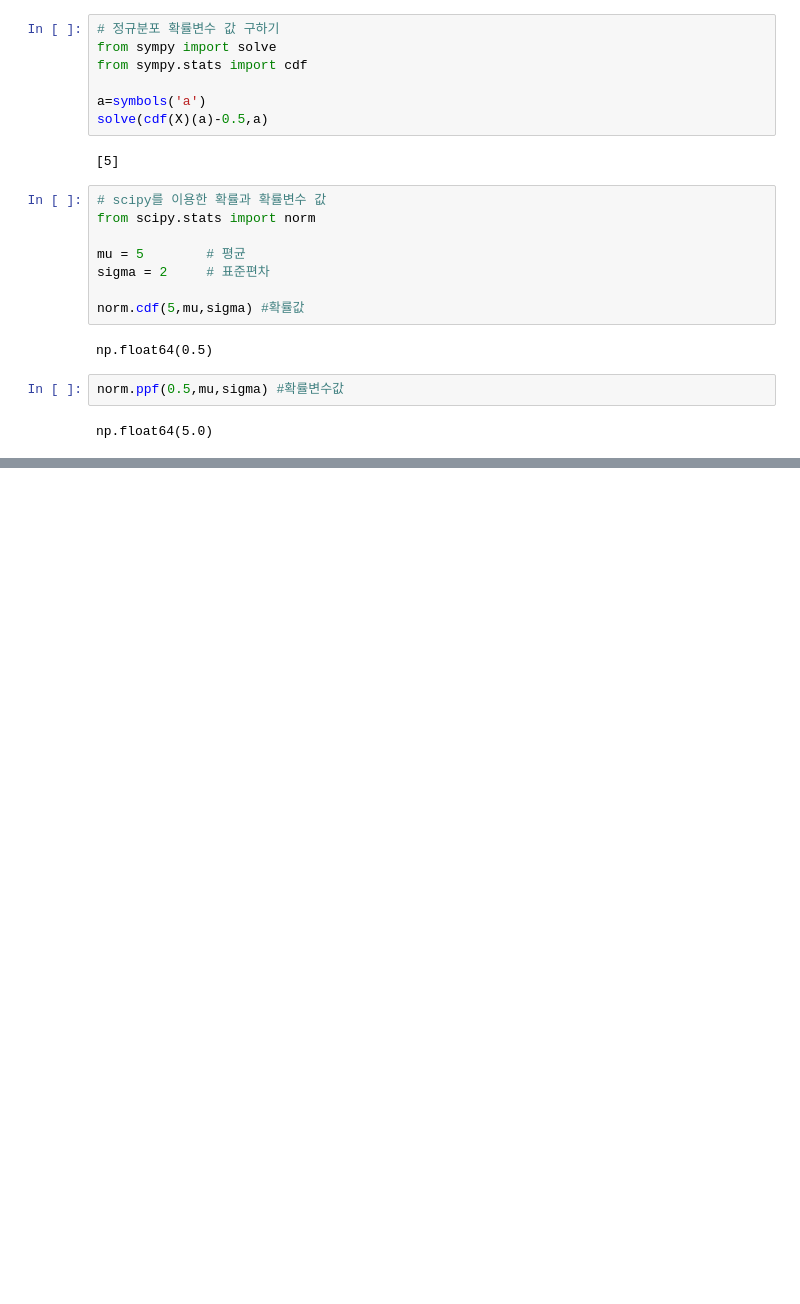
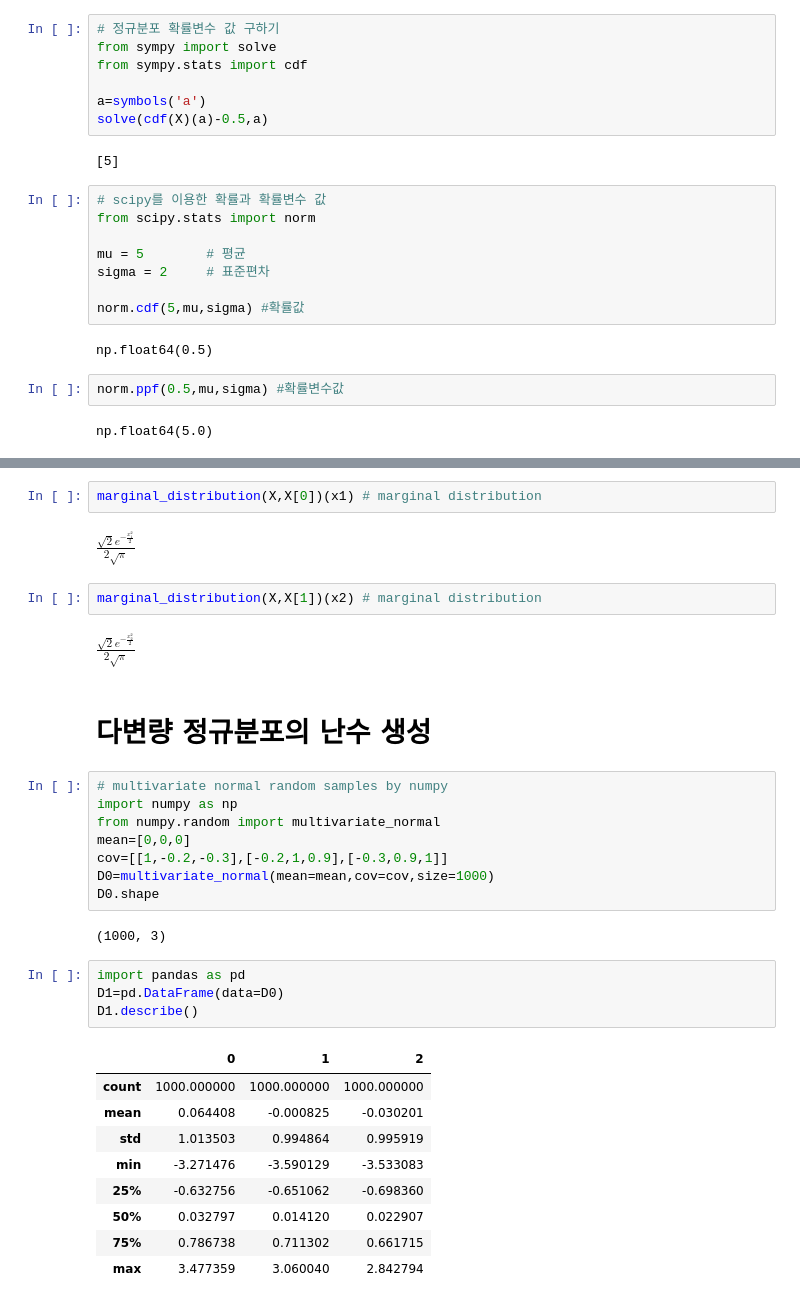
Before and after one commit to HST0077/HYOTC, a Jupyter notebook: 다변량정규분포.ipynb, the cells around one changed output, grey strips where cells are left out. Saved outputs shown, nothing was run; the diff lists cells and outputs as text; blank space fills up the shorter version.

```diff
--- a/다변량정규분포.ipynb
+++ b/다변량정규분포.ipynb
@@ -113,0 +136,34 @@ np.float64(5.0)
+# %%
+marginal_distribution(X,X[0])(x1) # marginal distribution
+# %% [output]
+$\displaystyle \frac{\sqrt{2} e^{- \frac{x_{1}^{2}}{2}}}{2 \sqrt{\pi}}$
+# %%
+marginal_distribution(X,X[1])(x2) # marginal distribution
+# %% [output]
+$\displaystyle \frac{\sqrt{2} e^{- \frac{x_{2}^{2}}{2}}}{2 \sqrt{\pi}}$
+# %% [markdown]
+# **다변량 정규분포의 난수 생성**
+# %%
+# multivariate normal random samples by numpy
+import numpy as np
+from numpy.random import multivariate_normal
+mean=[0,0,0]
+cov=[[1,-0.2,-0.3],[-0.2,1,0.9],[-0.3,0.9,1]]
+D0=multivariate_normal(mean=mean,cov=cov,size=1000)
+D0.shape
+# %% [output]
+(1000, 3)
+# %%
+import pandas as pd
+D1=pd.DataFrame(data=D0)
+D1.describe()
+# %% [output]
+|  | 0 | 1 | 2 |
+| count | 1000.000000 | 1000.000000 | 1000.000000 |
+| mean | 0.064408 | -0.000825 | -0.030201 |
+| std | 1.013503 | 0.994864 | 0.995919 |
+| min | -3.271476 | -3.590129 | -3.533083 |
+| 25% | -0.632756 | -0.651062 | -0.698360 |
+| 50% | 0.032797 | 0.014120 | 0.022907 |
+| 75% | 0.786738 | 0.711302 | 0.661715 |
+| max | 3.477359 | 3.060040 | 2.842794 |
```
Also changed, not shown: parts of 7 cells of this notebook.
